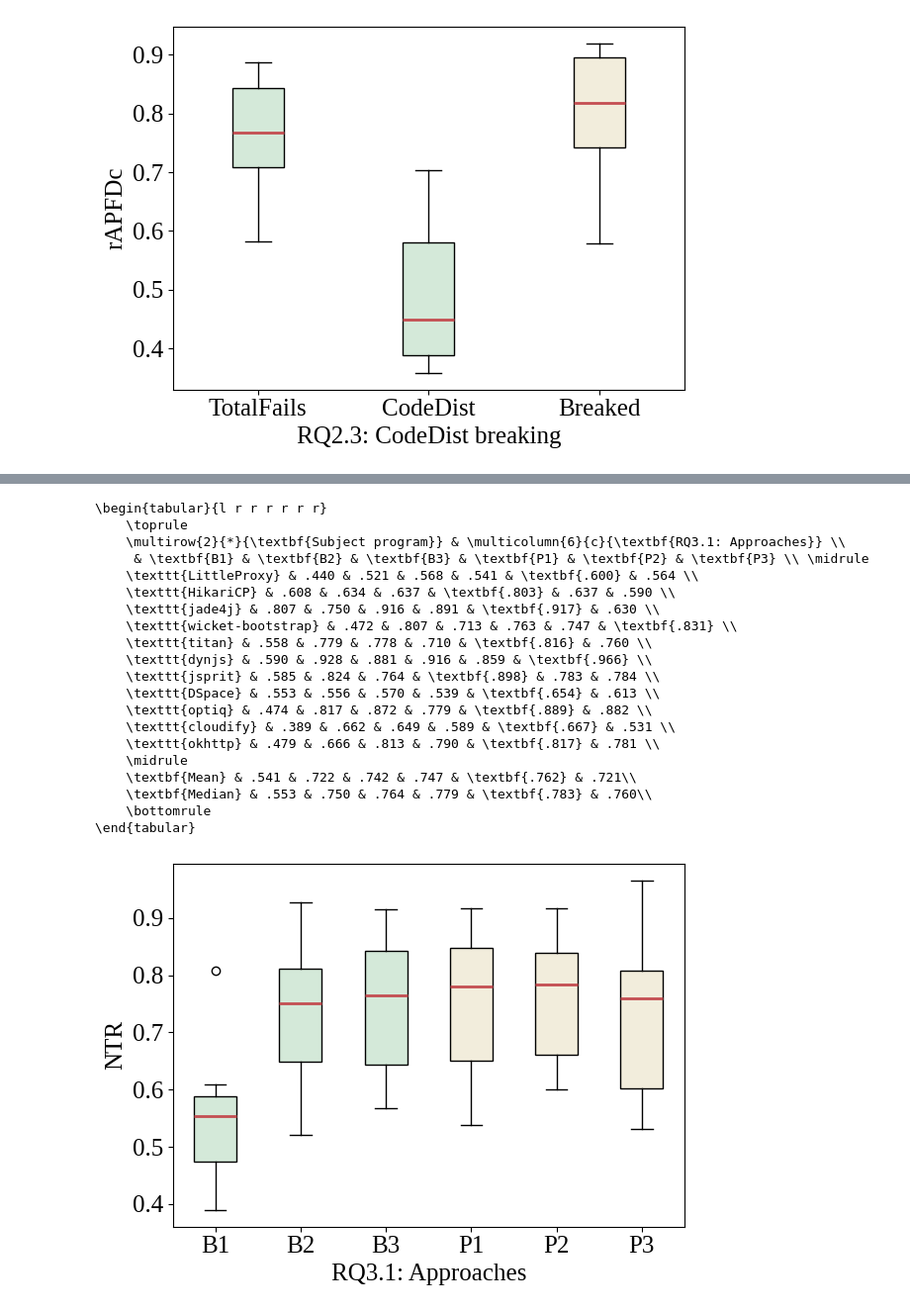
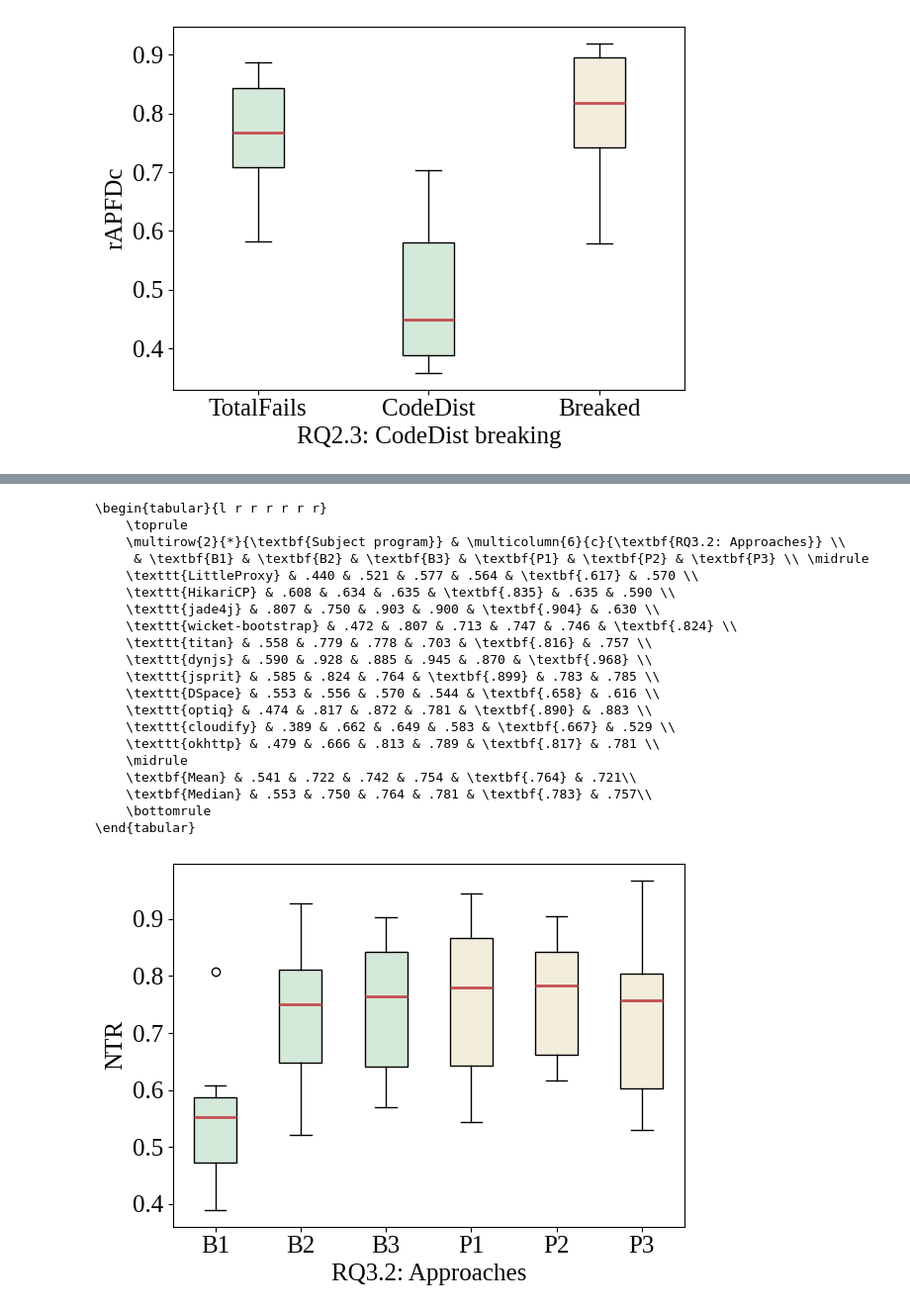
Before and after one commit to LechMadeyski/MSc25TomaszChojnacki, a Jupyter notebook: figures/figures.ipynb, the cells around one changed output, grey strips where cells are left out. Shown at 99% size. Saved outputs shown, nothing was run; the diff lists cells and outputs as text; code cells hidden in the pictures.

```diff
--- a/figures/figures.ipynb
+++ b/figures/figures.ipynb
@@ -394,34 +394,34 @@ rq(
 # %%
 rq(
     input="rq3-ntr",
     ais=range(6),
     ylabel="NTR",
-    xlabel="RQ3.1: Approaches",
+    xlabel="RQ3.2: Approaches",
     tlabel=["B1", "B2", "B3", "P1", "P2", "P3"],
     baseline=3,
 )
 # %% [output]
 \begin{tabular}{l r r r r r r}
     \toprule
-    \multirow{2}{*}{\textbf{Subject program}} & \multicolumn{6}{c}{\textbf{RQ3.1: Approaches}} \\
+    \multirow{2}{*}{\textbf{Subject program}} & \multicolumn{6}{c}{\textbf{RQ3.2: Approaches}} \\
      & \textbf{B1} & \textbf{B2} & \textbf{B3} & \textbf{P1} & \textbf{P2} & \textbf{P3} \\ \midrule
-    \texttt{LittleProxy} & .440 & .521 & .568 & .541 & \textbf{.600} & .564 \\
-    \texttt{HikariCP} & .608 & .634 & .637 & \textbf{.803} & .637 & .590 \\
-    \texttt{jade4j} & .807 & .750 & .916 & .891 & \textbf{.917} & .630 \\
-    \texttt{wicket-bootstrap} & .472 & .807 & .713 & .763 & .747 & \textbf{.831} \\
-    \texttt{titan} & .558 & .779 & .778 & .710 & \textbf{.816} & .760 \\
-    \texttt{dynjs} & .590 & .928 & .881 & .916 & .859 & \textbf{.966} \\
-    \texttt{jsprit} & .585 & .824 & .764 & \textbf{.898} & .783 & .784 \\
-    \texttt{DSpace} & .553 & .556 & .570 & .539 & \textbf{.654} & .613 \\
-    \texttt{optiq} & .474 & .817 & .872 & .779 & \textbf{.889} & .882 \\
-    \texttt{cloudify} & .389 & .662 & .649 & .589 & \textbf{.667} & .531 \\
-    \texttt{okhttp} & .479 & .666 & .813 & .790 & \textbf{.817} & .781 \\
+    \texttt{LittleProxy} & .440 & .521 & .577 & .564 & \textbf{.617} & .570 \\
+    \texttt{HikariCP} & .608 & .634 & .635 & \textbf{.835} & .635 & .590 \\
+    \texttt{jade4j} & .807 & .750 & .903 & .900 & \textbf{.904} & .630 \\
+    \texttt{wicket-bootstrap} & .472 & .807 & .713 & .747 & .746 & \textbf{.824} \\
+    \texttt{titan} & .558 & .779 & .778 & .703 & \textbf{.816} & .757 \\
+    \texttt{dynjs} & .590 & .928 & .885 & .945 & .870 & \textbf{.968} \\
+    \texttt{jsprit} & .585 & .824 & .764 & \textbf{.899} & .783 & .785 \\
+    \texttt{DSpace} & .553 & .556 & .570 & .544 & \textbf{.658} & .616 \\
+    \texttt{optiq} & .474 & .817 & .872 & .781 & \textbf{.890} & .883 \\
+    \texttt{cloudify} & .389 & .662 & .649 & .583 & \textbf{.667} & .529 \\
+    \texttt{okhttp} & .479 & .666 & .813 & .789 & \textbf{.817} & .781 \\
     \midrule
-    \textbf{Mean} & .541 & .722 & .742 & .747 & \textbf{.762} & .721\\
-    \textbf{Median} & .553 & .750 & .764 & .779 & \textbf{.783} & .760\\
+    \textbf{Mean} & .541 & .722 & .742 & .754 & \textbf{.764} & .721\\
+    \textbf{Median} & .553 & .750 & .764 & .781 & \textbf{.783} & .757\\
     \bottomrule
 \end{tabular}
-[figure, old version]
+[figure, new version]
 # %%
 rq(
     input="rq3-atr",
```
Also changed, not shown: parts of 5 cells of this notebook, 24 other files.
